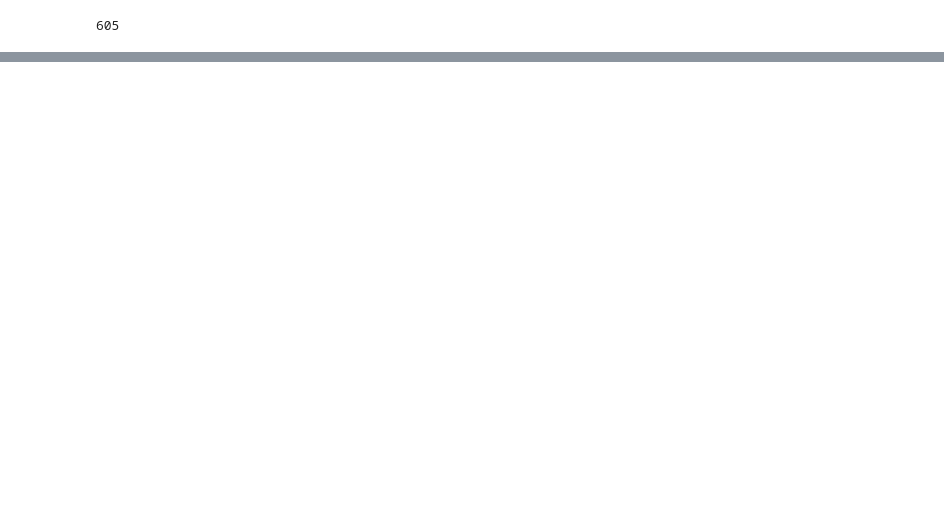
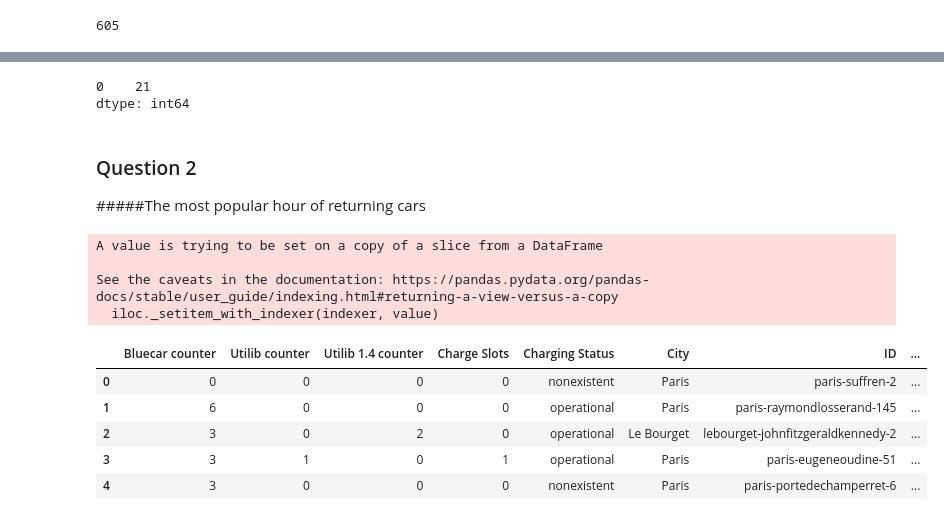
Before and after one commit to C-HARRIETH/AUTOLIB-ANALYSIS, a Jupyter notebook: Moringa_Data_Science_Prep_W4_Independent_Project_2021_02_Chebet_Harrieth_Python_Notebook.ipynb, the cells around one changed output, grey strips where cells are left out. Cells and saved outputs as stored; diff of their text form; code cells hidden in the pictures; blank space fills up the shorter version.

```diff
--- a/Moringa_Data_Science_Prep_W4_Independent_Project_2021_02_Chebet_Harrieth_Python_Notebook.ipynb
+++ b/Moringa_Data_Science_Prep_W4_Independent_Project_2021_02_Chebet_Harrieth_Python_Notebook.ipynb
@@ -228,0 +328,31 @@ len(list(Parisdf['ID'].unique()))
+# %%
+# Most popular hour when bluecars are picked in Paris
+
+Pickedup= Parisdf['Bluediff']<0
+Parisdf[Pickedup].hour.mode()
+# %% [output]
+0    21
+dtype: int64
+# %% [markdown]
+### Question 2
+
+#####The most popular hour of returning cars
+# %%
+# Creating new column for storing cumulative differences.
+
+autolib['BlueDiff'] = autolib['Bluecar counter'].sub(autolib['Bluecar counter'].shift())
+autolib['BlueDiff'].iloc[0] = autolib['Bluecar counter'].iloc[0]
+# %% [output]
+A value is trying to be set on a copy of a slice from a DataFrame
+
+See the caveats in the documentation: https://pandas.pydata.org/pandas-docs/stable/user_guide/indexing.html#returning-a-view-versus-a-copy
+  iloc._setitem_with_indexer(indexer, value)
+# %%
+autolib.head(5)
+# %% [output]
+|  | Bluecar counter | Utilib counter | Utilib 1.4 counter | Charge Slots | Charging Status | City | ID | ... |
+| 0 | 0 | 0 | 0 | 0 | nonexistent | Paris | paris-suffren-2 | ... |
+| 1 | 6 | 0 | 0 | 0 | operational | Paris | paris-raymondlosserand-145 | ... |
+| 2 | 3 | 0 | 2 | 0 | operational | Le Bourget | lebourget-johnfitzgeraldkennedy-2 | ... |
+| 3 | 3 | 1 | 0 | 1 | operational | Paris | paris-eugeneoudine-51 | ... |
+| 4 | 3 | 0 | 0 | 0 | nonexistent | Paris | paris-portedechamperret-6 | ... |
```
Also changed, not shown: parts of 33 cells of this notebook.
